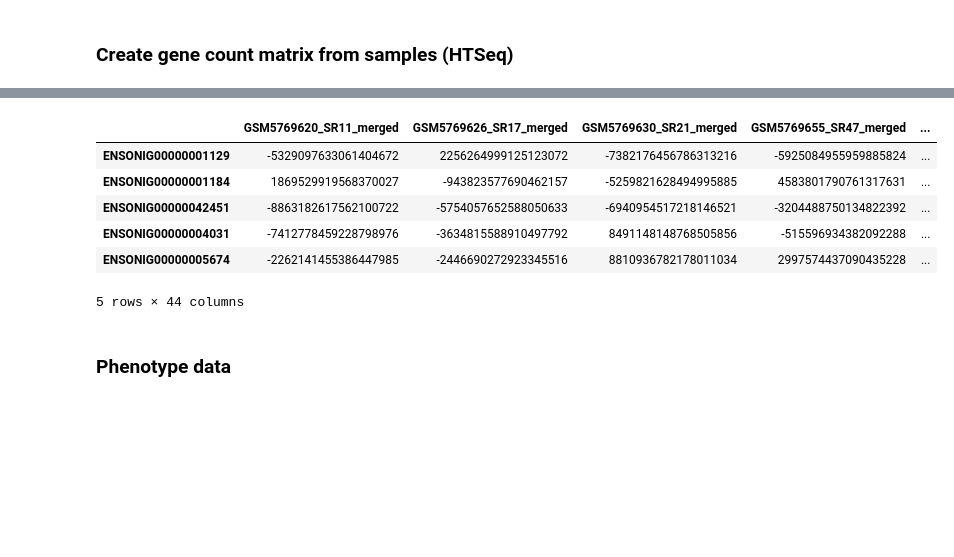
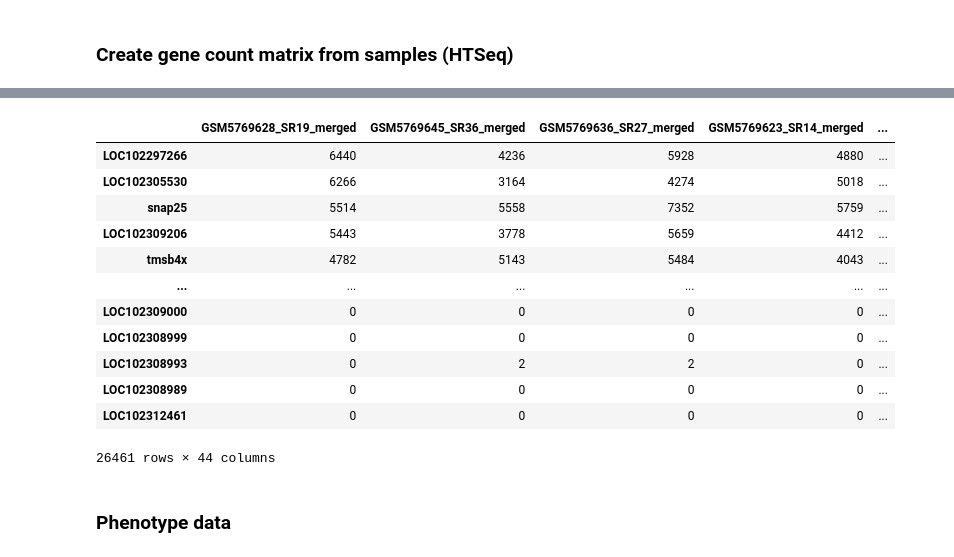
Before and after one commit to WolfgangNS/GTF-to-matrix, a Jupyter notebook: Renn_Lab_TPM_matrix.ipynb, the cells around one changed output, grey strips where cells are left out. Drawn from its saved outputs; the diff is of its cells as text; code cells hidden in the pictures; blank space fills up the shorter version.

Commit message:
Fixed TPM counts when combining rows of orthologous genes

```diff
--- a/Renn_Lab_TPM_matrix.ipynb
+++ b/Renn_Lab_TPM_matrix.ipynb
@@ -191,8 +193,0 @@ count_df.head()
-# %%
-##Hash table lookup for ENSEMBL identifiers
-
-gene_mapping = dict(zip(joined_df["entrezgene_accession"], joined_df["oniloticus_homolog_ensembl_gene"]))
-# count_df = pd.read_csv("/content/output.tsv", sep='\t', index_col=0)
-count_df.columns = [gene_mapping.get(col, col) for col in count_df.columns]
-transposed_count_df = count_df.transpose()
-# transposed_count_df.to_csv("/content/transposed_output.tsv", sep='\t')
@@ -212,0 +210,7 @@ transposed_count_df = transposed_count_df.loc[~transposed_count_df.index.duplica
+# %%
+gene_mapping = dict(zip(joined_df["entrezgene_accession"], joined_df["oniloticus_homolog_ensembl_gene"]))
+transposed_count_df = count_df.transpose()
+transposed_count_df.rename(index=gene_mapping, inplace=True)
+transposed_count_df = transposed_count_df.groupby(transposed_count_df.index).sum()
+transposed_count_df = transposed_count_df.loc[~transposed_count_df.index.duplicated()]
+transposed_count_df
@@ -213,11 +231,17 @@ transposed_count_df = transposed_count_df.loc[~transposed_count_df.index.duplica
 # %%
-transposed_count_df.sort_values(by=['GSM5769615_SR05_merged'], ascending=False).head()
+transposed_count_df.sort_values(by=['GSM5769628_SR19_merged'], ascending=False)
 # %% [output]
-|  | GSM5769620_SR11_merged | GSM5769626_SR17_merged | GSM5769630_SR21_merged | GSM5769655_SR47_merged | ... |
-| ENSONIG00000001129 | -5329097633061404672 | 2256264999125123072 | -7382176456786313216 | -5925084955959885824 | ... |
-| ENSONIG00000001184 | 1869529919568370027 | -943823577690462157 | -5259821628494995885 | 4583801790761317631 | ... |
-| ENSONIG00000042451 | -8863182617562100722 | -5754057652588050633 | -6940954517218146521 | -3204488750134822392 | ... |
-| ENSONIG00000004031 | -7412778459228798976 | -3634815588910497792 | 8491148148768505856 | -515596934382092288 | ... |
-| ENSONIG00000005674 | -2262141455386447985 | -2446690272923345516 | 8810936782178011034 | 2997574437090435228 | ... |
+|  | GSM5769628_SR19_merged | GSM5769645_SR36_merged | GSM5769636_SR27_merged | GSM5769623_SR14_merged | ... |
+| LOC102297266 | 6440 | 4236 | 5928 | 4880 | ... |
+| LOC102305530 | 6266 | 3164 | 4274 | 5018 | ... |
+| snap25 | 5514 | 5558 | 7352 | 5759 | ... |
+| LOC102309206 | 5443 | 3778 | 5659 | 4412 | ... |
+| tmsb4x | 4782 | 5143 | 5484 | 4043 | ... |
+| ... | ... | ... | ... | ... | ... |
+| LOC102309000 | 0 | 0 | 0 | 0 | ... |
+| LOC102308999 | 0 | 0 | 0 | 0 | ... |
+| LOC102308993 | 0 | 2 | 2 | 0 | ... |
+| LOC102308989 | 0 | 0 | 0 | 0 | ... |
+| LOC102312461 | 0 | 0 | 0 | 0 | ... |
-5 rows × 44 columns
+26461 rows × 44 columns
 # %%
```
Also changed, not shown: parts of 11 cells of this notebook.
